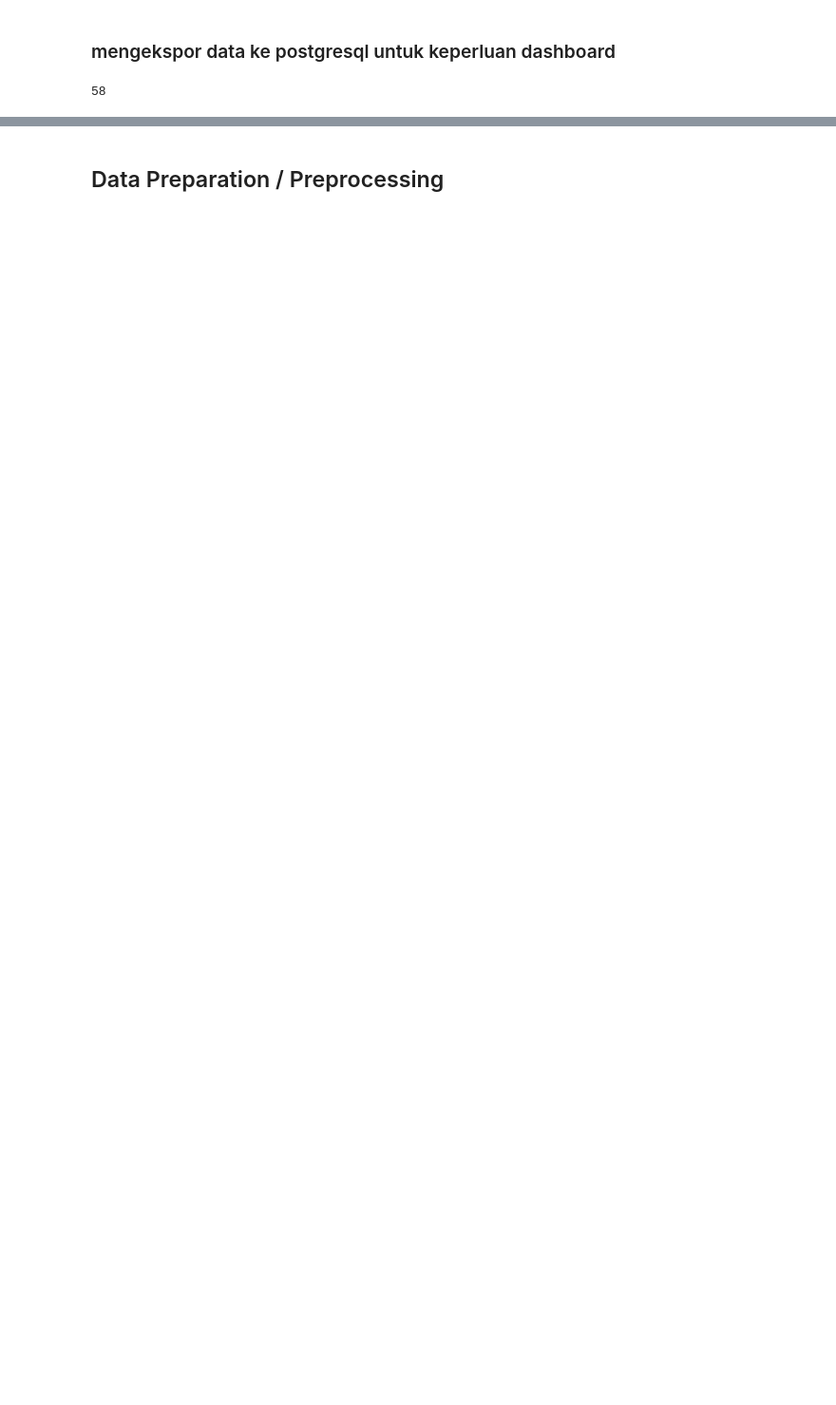
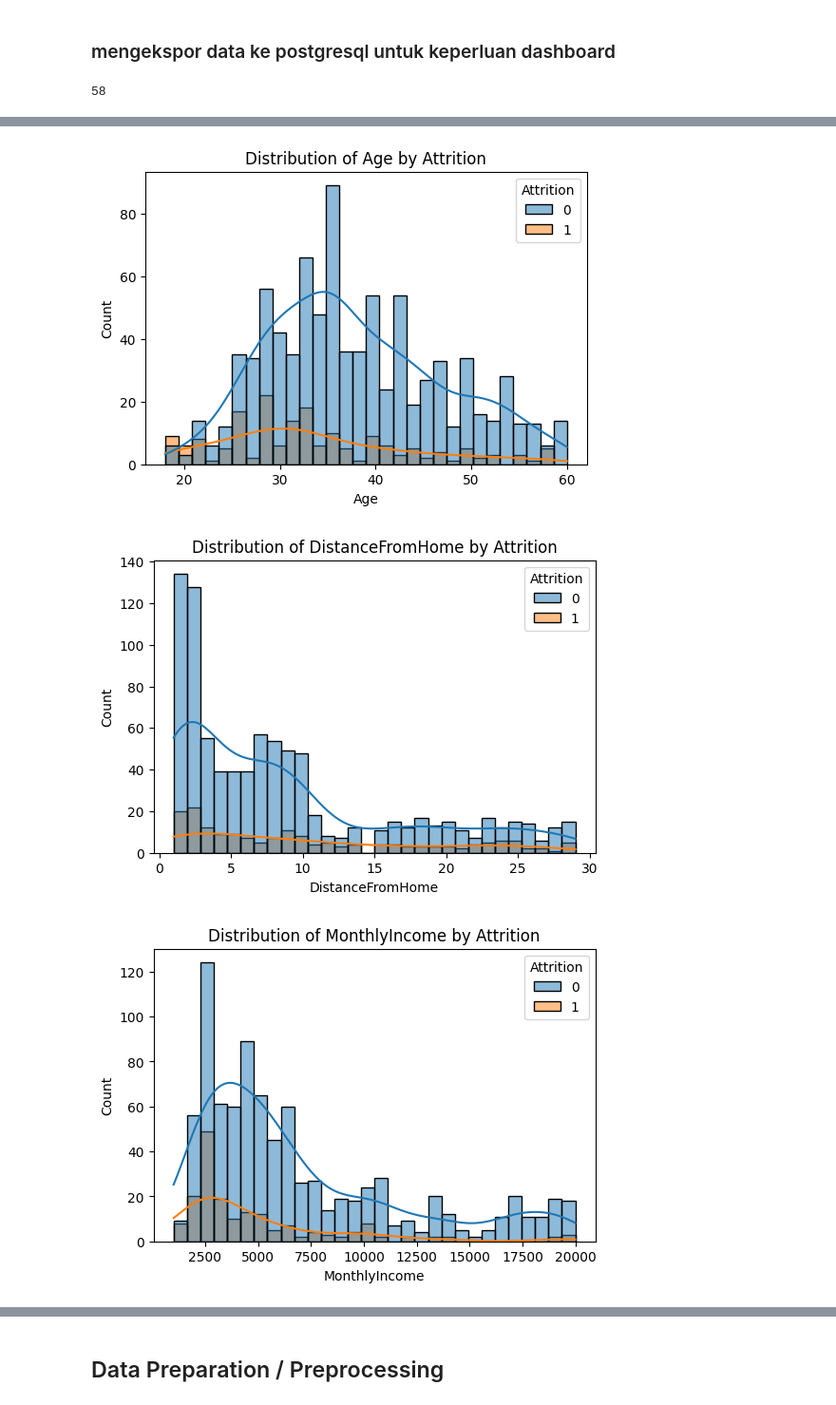
Before and after one commit to agungfir98/ds-mahir-submission-pertama, a Jupyter notebook: notebook.ipynb, the cells around one changed output, grey strips where cells are left out. Shown: that part at 95% size. Saved outputs shown, nothing was run; the diff lists cells and outputs as text; code cells hidden in the pictures; blank space fills up the shorter version.

```diff
--- a/notebook.ipynb
+++ b/notebook.ipynb
@@ -160,0 +146,13 @@ plt.show()
+# %%
+num_cols = ['Age', 'DistanceFromHome', 'MonthlyIncome',
+            'TotalWorkingYears', 'YearsSinceLastPromotion']
+
+for col in num_cols:
+    plt.figure(figsize=(6, 4))
+    sns.histplot(data=clean_df, x=col, hue='Attrition', kde=True, bins=30)
+    plt.title(f'Distribution of {col} by Attrition')
+    plt.show()
+# %% [output]
+[figure, added]
+[figure, added]
+[figure, added]
```
Also changed, not shown: parts of 36 cells of this notebook, 3 other files.
